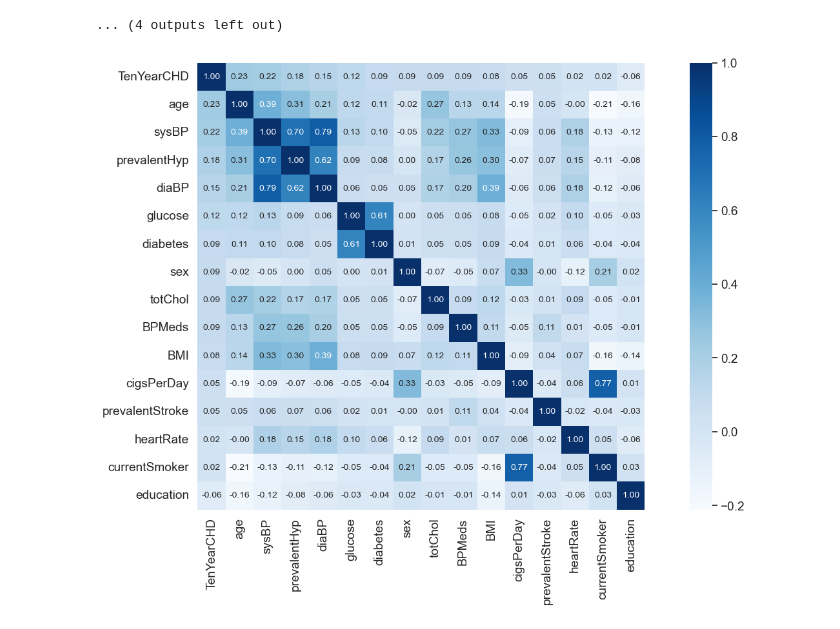
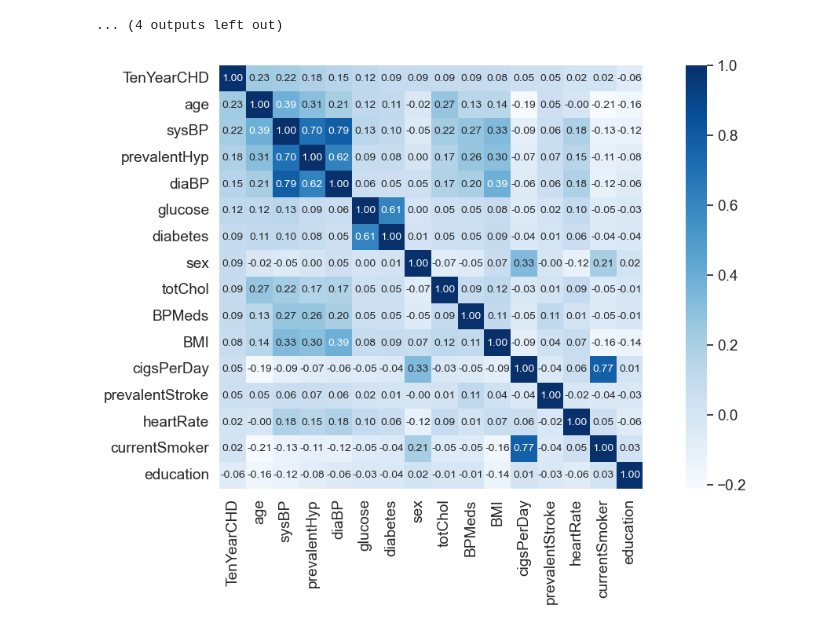
Before and after one commit to DennisdelRioCarbo/Team-11, a Jupyter notebook: graphs.ipynb, the cells around one changed output. Drawn from its saved outputs; the diff is of its cells as text; code cells hidden in the pictures.

```diff
--- a/graphs.ipynb
+++ b/graphs.ipynb
@@ -358,15 +362,16 @@ for variable in df:
 [figure]
 ... (4 outputs left out)
 # %%
-# corelation graph - having heart diseas and differnt factors
+# corelation of different factors
 
 corr = df.corr()
-plt.figure(figsize=(18, 9))
+plt.figure(figsize=(14, 7))
 k = 18 #number of variables for heatmap
 cols = corr.nlargest(k, 'TenYearCHD')['TenYearCHD'].index
 cm = np.corrcoef(df[cols].values.T)
 sns.set(font_scale=1.25)
 hm = sns.heatmap(cm, cbar=True, annot=True, square=True, fmt='.2f', annot_kws={'size': 10}, yticklabels=cols.values, xticklabels=cols.values,cmap="Blues")
 plt.show()
+plt.savefig('correlation.png')
 # %% [output]
-[figure, old version]
+[figure, new version]
```
Also changed, not shown: parts of 4 cells of this notebook.
